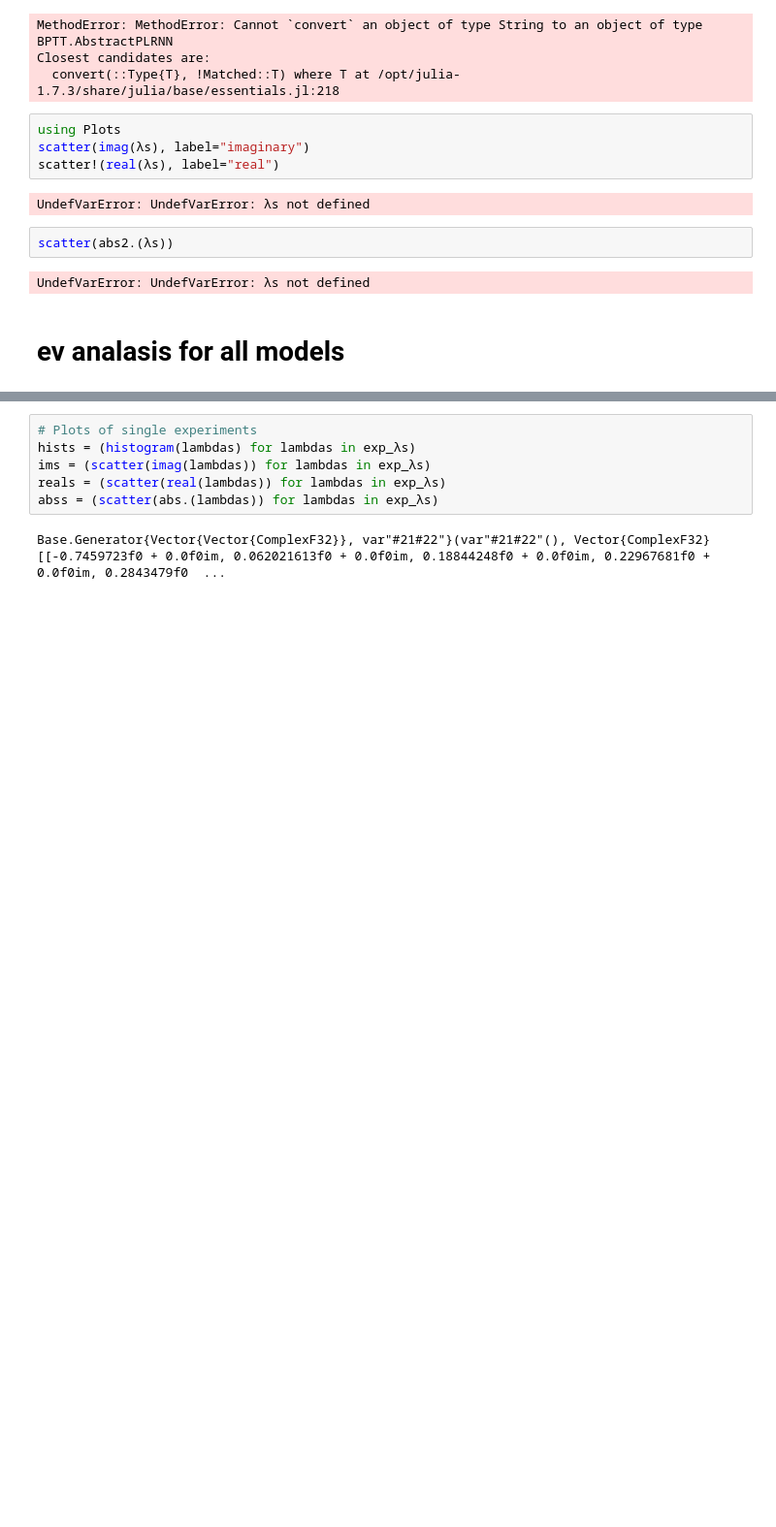
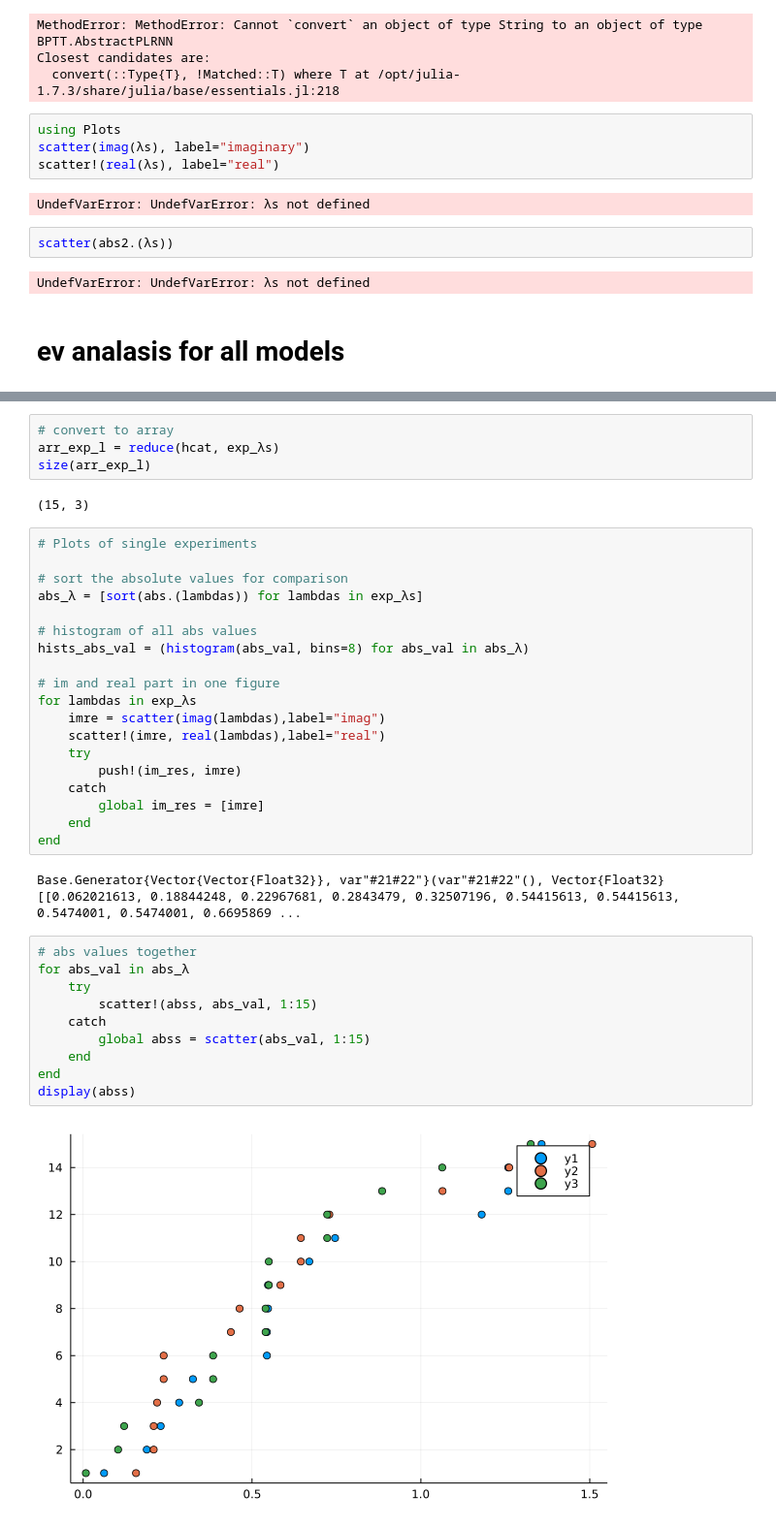
Before and after one commit to kjxymful/empirical_evd.jl, a Jupyter notebook: eval/ev_analysis.ipynb, the cells around one changed output, grey strips where cells are left out. Shown at 97% size. Drawn from its saved outputs; the diff is of its cells as text; blank space fills up the shorter version.

```diff
--- a/eval/ev_analysis.ipynb
+++ b/eval/ev_analysis.ipynb
@@ -118,11 +118,42 @@ function make_subplots(exp, plots, type)
 end
 # %% [output]
 make_subplots (generic function with 1 method)
-# %%
-# Plots of single experiments
-hists = (histogram(lambdas) for lambdas in exp_λs)
-ims = (scatter(imag(lambdas)) for lambdas in exp_λs)
-reals = (scatter(real(lambdas)) for lambdas in exp_λs)
-abss = (scatter(abs.(lambdas)) for lambdas in exp_λs)
-# %% [output]
-Base.Generator{Vector{Vector{ComplexF32}}, var"#21#22"}(var"#21#22"(), Vector{ComplexF32}[[-0.7459723f0 + 0.0f0im, 0.062021613f0 + 0.0f0im, 0.18844248f0 + 0.0f0im, 0.22967681f0 + 0.0f0im, 0.2843479f0  ...
+# %%
+# convert to array
+arr_exp_l = reduce(hcat, exp_λs)
+size(arr_exp_l)
+# %% [output]
+(15, 3)
+# %%
+# Plots of single experiments
+
+# sort the absolute values for comparison
+abs_λ = [sort(abs.(lambdas)) for lambdas in exp_λs]
+
+# histogram of all abs values
+hists_abs_val = (histogram(abs_val, bins=8) for abs_val in abs_λ)
+
+# im and real part in one figure
+for lambdas in exp_λs
+    imre = scatter(imag(lambdas),label="imag")
+    scatter!(imre, real(lambdas),label="real")
+    try
+        push!(im_res, imre)
+    catch
+        global im_res = [imre]
+    end
+end
+# %% [output]
+Base.Generator{Vector{Vector{Float32}}, var"#21#22"}(var"#21#22"(), Vector{Float32}[[0.062021613, 0.18844248, 0.22967681, 0.2843479, 0.32507196, 0.54415613, 0.54415613, 0.5474001, 0.5474001, 0.6695869 ...
+# %%
+# abs values together
+for abs_val in abs_λ
+    try
+        scatter!(abss, abs_val, 1:15)
+    catch
+        global abss = scatter(abs_val, 1:15)
+    end
+end
+display(abss)
+# %% [output]
+[figure, added]
```
Also changed, not shown: parts of 10 cells of this notebook, 4 other files.
